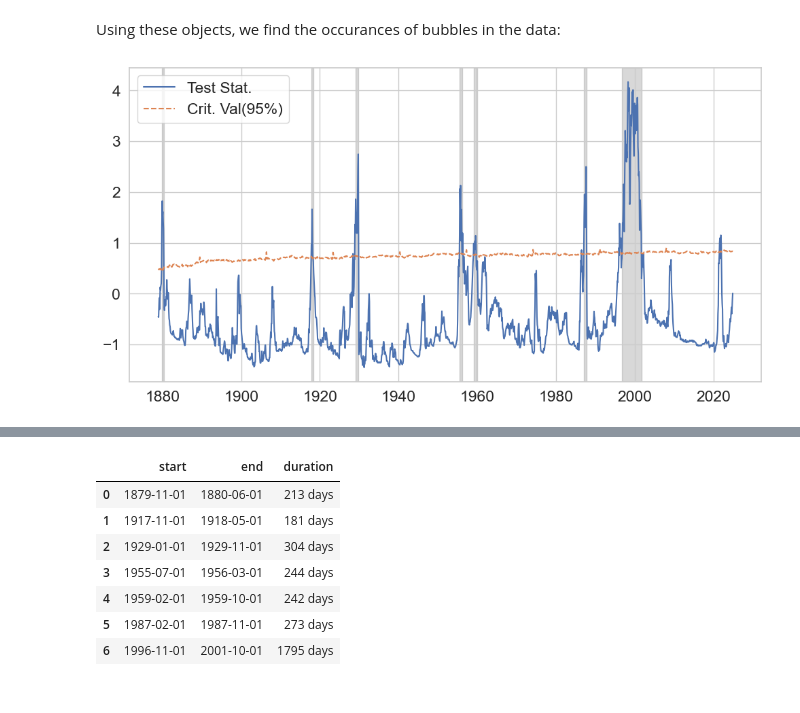
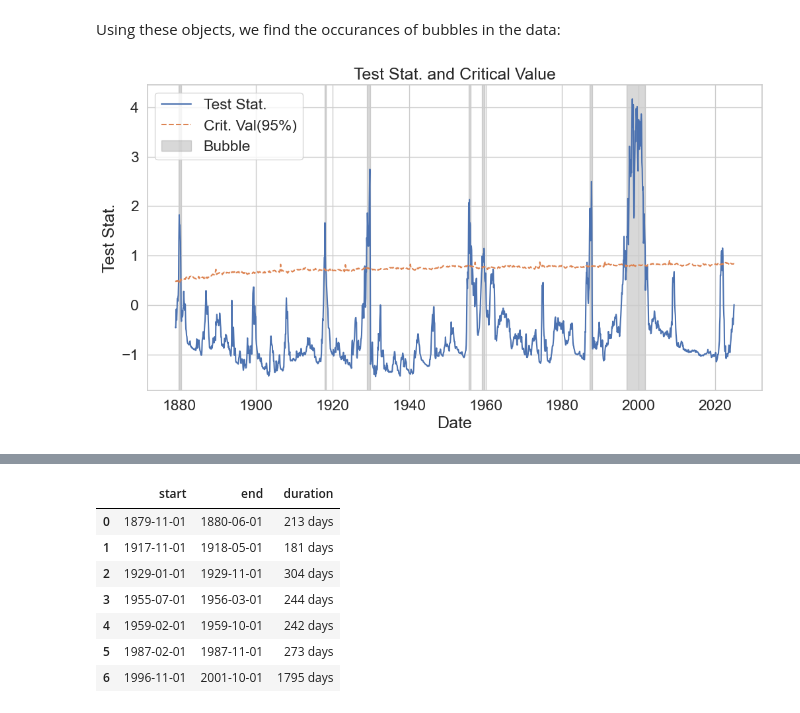
Before and after one commit to joseparreiras/psytest, a Jupyter notebook: docs/notebooks/replication.ipynb, the cells around one changed output, grey strips where cells are left out. Saved outputs shown, nothing was run; the diff lists cells and outputs as text; code cells hidden in the pictures.

```diff
--- a/docs/notebooks/replication.ipynb
+++ b/docs/notebooks/replication.ipynb
@@ -69,7 +69,7 @@ psy: PSYBubbles[datetime64] = PSYBubbles.from_pandas(
 Then we calculate the test statistics and critical values. We will be using a significance level of 5% using the available tabulated data by setting `fast=True`.
 # %%
 stat: dict[datetime64, float] = psy.teststat()
-cval: dict[datetime64, float] = psy.critval(test_size=0.05, fast=True)
+cval: dict[datetime64, float] = psy.critval(alpha=0.05, fast=True)
 # %% [markdown]
 Using these objects, we find the occurances of bubbles in the data:
 # %%
@@ -77,15 +77,19 @@ bubbles: list[tuple[datetime64, datetime64 | None]] = psy.find_bubbles(alpha=0.0
 # %%
 plt.plot(stat.keys(), stat.values(), label="Test Stat.")
 plt.plot(cval.keys(), cval.values(), linestyle="--", label="Crit. Val(95%)")
-for bubble in bubbles:
+for i, bubble in enumerate(bubbles):
     plt.axvspan(
         bubble[0],
         bubble[1] if bubble[1] is not None else pdratio.index[-1],
         color="gray",
         alpha=0.3,
         zorder=-1,
+        label="Bubble" if i == 0 else None,
     )
 plt.legend()
+plt.title("Test Stat. and Critical Value")
+plt.xlabel("Date")
+plt.ylabel("Test Stat.")
 plt.show()
 # %% [output]
-[figure, old version]
+[figure, new version]
```
Also changed, not shown: parts of 1 cell of this notebook, 56 other files.
